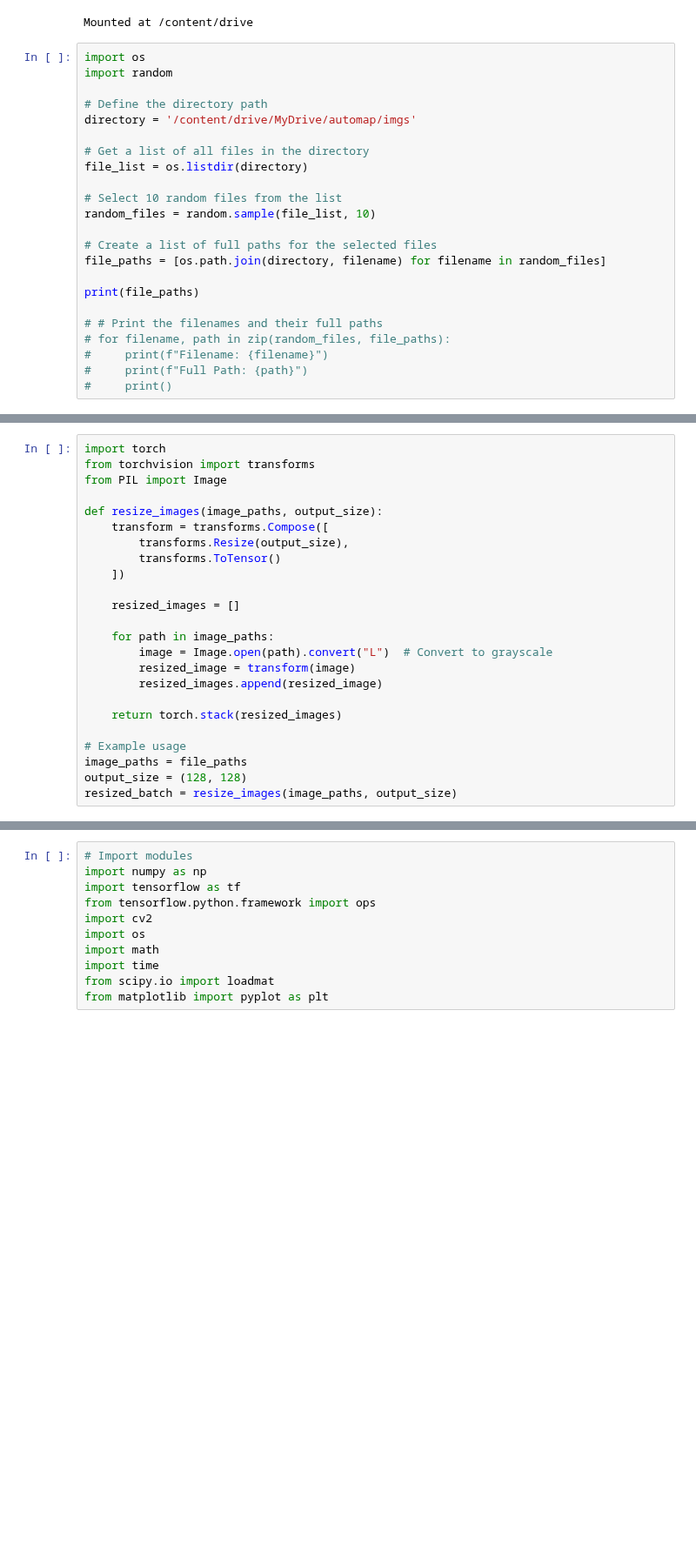
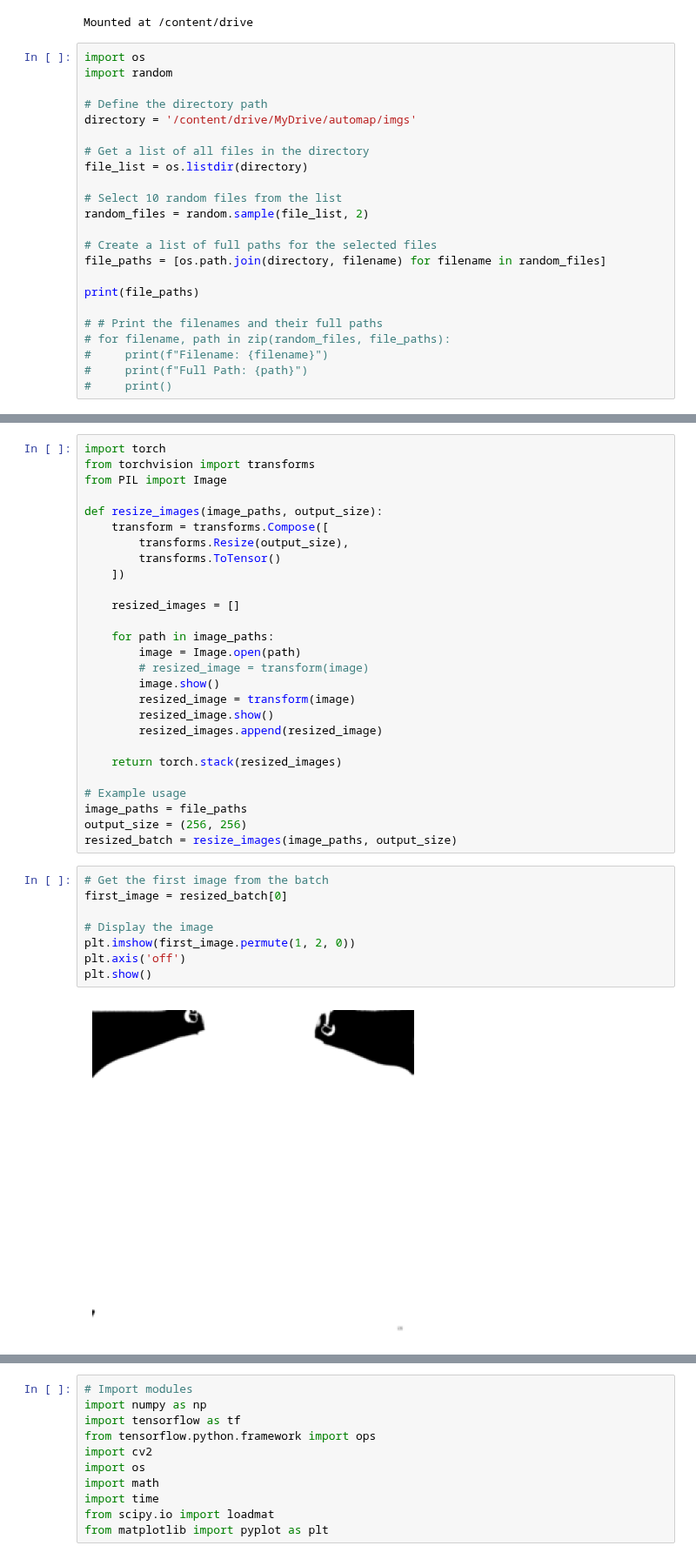
Before and after one commit to AK18k/auto_map, a Jupyter notebook: AUTOMAP_notebook.ipynb, the cells around one changed output, grey strips where cells are left out. Shown at 87% size. Cells and saved outputs as stored; diff of their text form; blank space fills up the shorter version.

```diff
--- a/AUTOMAP_notebook.ipynb
+++ b/AUTOMAP_notebook.ipynb
@@ -26,7 +26,7 @@ directory = '/content/drive/MyDrive/automap/imgs'
 file_list = os.listdir(directory)
 
 # Select 10 random files from the list
-random_files = random.sample(file_list, 10)
+random_files = random.sample(file_list, 2)
 
 # Create a list of full paths for the selected files
 file_paths = [os.path.join(directory, filename) for filename in random_files]
@@ -54,16 +54,29 @@ def resize_images(image_paths, output_size):
     resized_images = []
 
     for path in image_paths:
-        image = Image.open(path).convert("L")  # Convert to grayscale
+        image = Image.open(path)
+        # resized_image = transform(image)
+        image.show()
         resized_image = transform(image)
+        resized_image.show()
         resized_images.append(resized_image)
 
     return torch.stack(resized_images)
 
 # Example usage
 image_paths = file_paths
-output_size = (128, 128)
+output_size = (256, 256)
 resized_batch = resize_images(image_paths, output_size)
+# %%
+# Get the first image from the batch
+first_image = resized_batch[0]
+
+# Display the image
+plt.imshow(first_image.permute(1, 2, 0))
+plt.axis('off')
+plt.show()
+# %% [output]
+[figure, added]
 # %%
 import matplotlib.pyplot as plt
 import torchvision.utils as vutils
```
Also changed, not shown: parts of 2 cells of this notebook.
